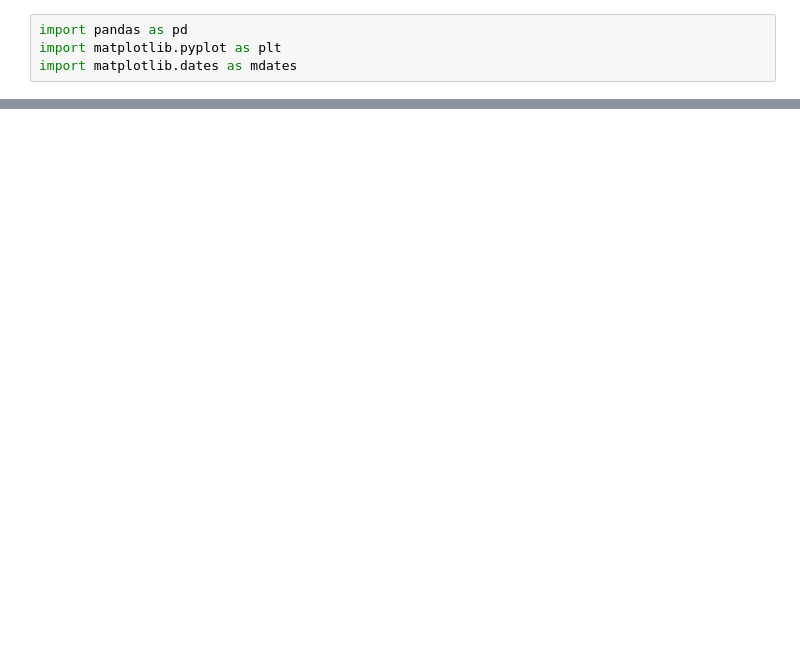
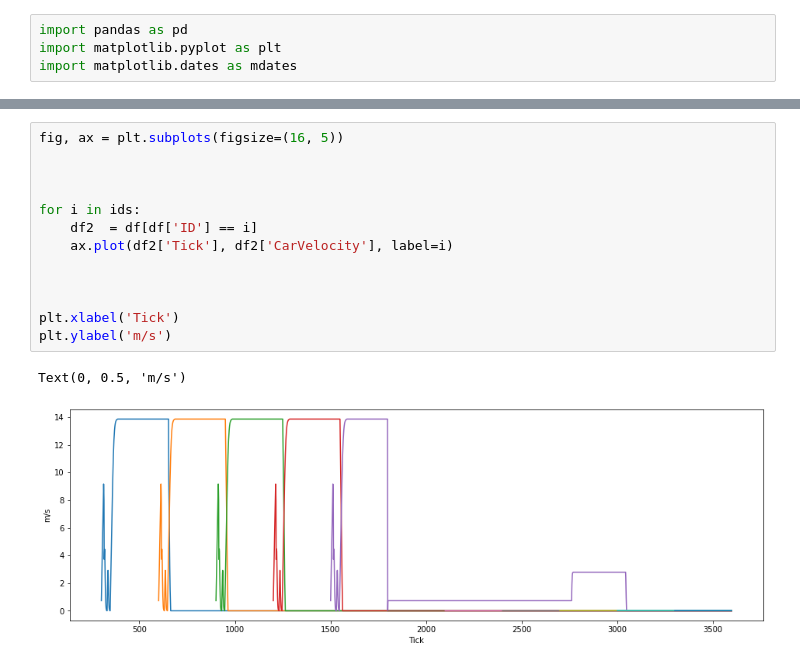
Before and after one commit to MARS-Group-HAW/model-knp-traffic, a Jupyter notebook: Models/KrugerNationalParkBox/Tourist.ipynb, the cells around one changed output, grey strips where cells are left out. Saved outputs shown, nothing was run; the diff lists cells and outputs as text; blank space fills up the shorter version.

```diff
--- a/Models/KrugerNationalParkBox/Tourist.ipynb
+++ b/Models/KrugerNationalParkBox/Tourist.ipynb
@@ -62,0 +45,16 @@ for tid in ids:
+# %%
+fig, ax = plt.subplots(figsize=(16, 5))
+
+
+
+for i in ids:
+    df2  = df[df['ID'] == i]
+    ax.plot(df2['Tick'], df2['CarVelocity'], label=i)
+
+
+
+plt.xlabel('Tick')
+plt.ylabel('m/s')
+# %% [output]
+Text(0, 0.5, 'm/s')
+[figure, added]
```
Also changed, not shown: parts of 7 cells of this notebook, 4 other files.
